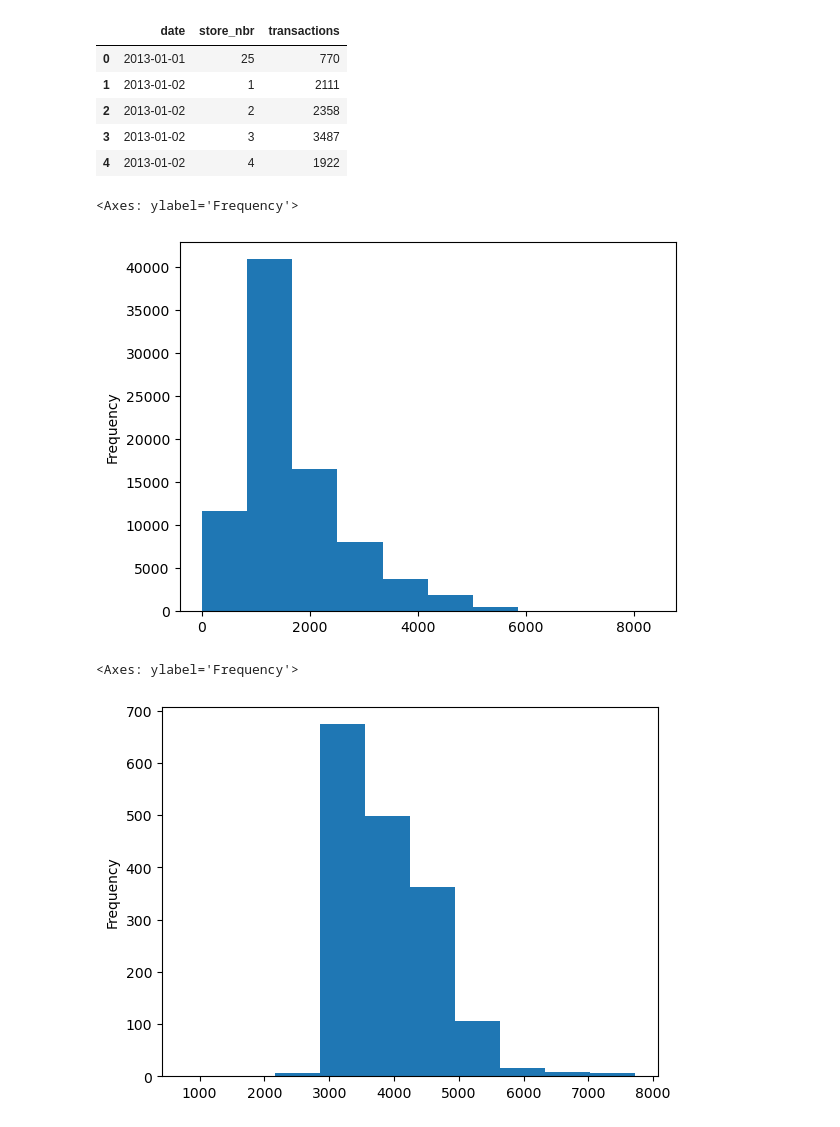
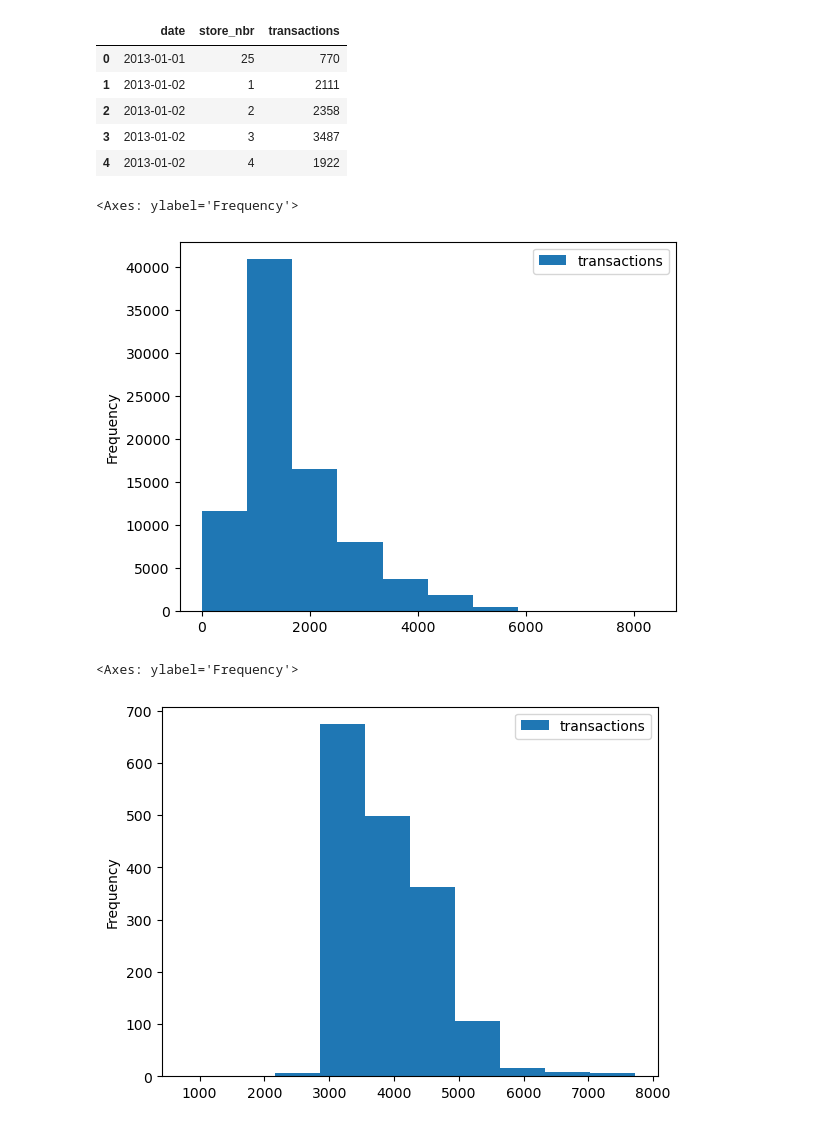
Before and after one commit to DanhHoangLongDuong/pandasandnumpy, a Jupyter notebook: 5.DataVisualization/10.Histograms.ipynb, the cells around one changed output. Cells and saved outputs as stored; diff of their text form; code cells hidden in the pictures.

Commit message:
update histograms

```diff
--- a/5.DataVisualization/10.Histograms.ipynb
+++ b/5.DataVisualization/10.Histograms.ipynb
@@ -13,12 +13,12 @@ transactions.head()
 | 3 | 2013-01-02 | 3 | 3487 |
 | 4 | 2013-01-02 | 4 | 1922 |
 # %%
-transactions.loc[:, "transactions"].plot.hist()
+transactions.loc[:, ["transactions"]].plot.hist()
 # %% [output]
 <Axes: ylabel='Frequency'>
-[figure, old version]
+[figure, new version]
 # %%
-transactions.loc[transactions["store_nbr"] == 47, "transactions"].plot.hist()
+transactions.loc[transactions["store_nbr"] == 47, ["transactions"]].plot.hist()
 # %% [output]
 <Axes: ylabel='Frequency'>
-[figure, old version]
+[figure, new version]
```
